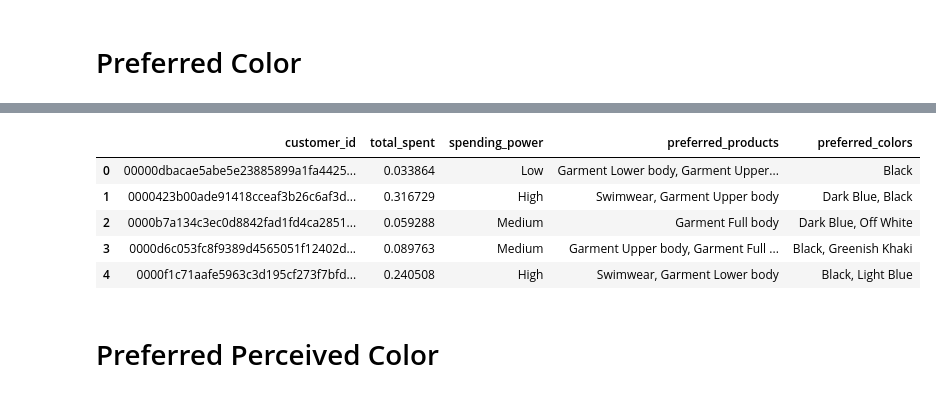
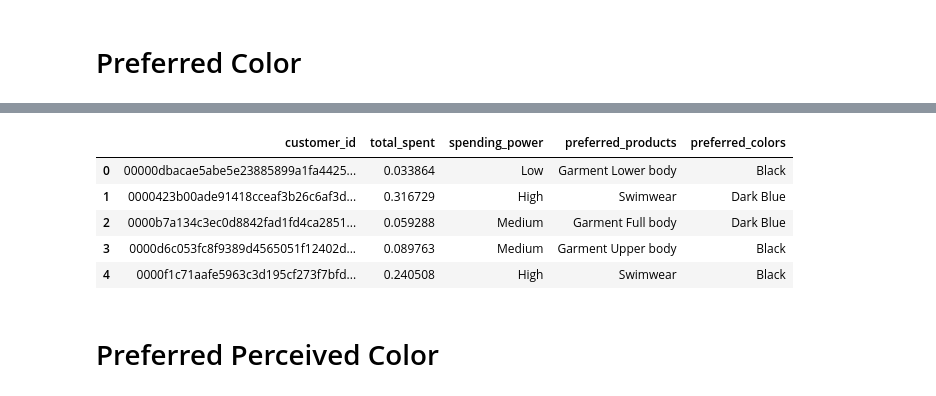
Before and after one commit to aldensiol/FashoReco, a Jupyter notebook: feature-engineering.ipynb, the cells around one changed output, grey strips where cells are left out. Cells and saved outputs as stored; diff of their text form; code cells hidden in the pictures.

```diff
--- a/feature-engineering.ipynb
+++ b/feature-engineering.ipynb
@@ -129,7 +129,7 @@ df_c_val.head()
 merged_df = pd.merge(df_t_test, df_i, on='article_id', how='left')
 grouped_df = merged_df.groupby(['customer_id', 'product_group_name']).size().reset_index(name='purchase_count')
 top_products = grouped_df.sort_values(by=['customer_id', 'purchase_count'], ascending=[True, False]) \
-    .groupby('customer_id').head(2)
+    .groupby('customer_id').head(1)
 top_products_str = top_products.groupby('customer_id')['product_group_name'].apply(lambda x: ', '.join(x)).reset_index()
 df_c_test = pd.merge(df_c_test, top_products_str, on='customer_id', how='left')
 df_c_test.rename(columns={'product_group_name': 'preferred_products'}, inplace=True)
@@ -178,19 +178,19 @@ df_c_val.head()
 # %%
 merged_df = pd.merge(df_t_test, df_i, on='article_id', how='left')
 grouped_df = merged_df.groupby(['customer_id', 'colour_group_name']).size().reset_index(name='color_purchase_count')
 top_products = grouped_df.sort_values(by=['customer_id', 'color_purchase_count'], ascending=[True, False]) \
-    .groupby('customer_id').head(2)
+    .groupby('customer_id').head(1)
 top_products_str = top_products.groupby('customer_id')['colour_group_name'].apply(lambda x: ', '.join(x)).reset_index()
 df_c_test = pd.merge(df_c_test, top_products_str, on='customer_id', how='left')
 df_c_test.rename(columns={'colour_group_name': 'preferred_colors'}, inplace=True)
 df_c_test.head()
 # %% [output]
 |  | customer_id | total_spent | spending_power | preferred_products | preferred_colors |
-| 0 | 00000dbacae5abe5e23885899a1fa4425... | 0.033864 | Low | Garment Lower body, Garment Upper... | Black |
-| 1 | 0000423b00ade91418cceaf3b26c6af3d... | 0.316729 | High | Swimwear, Garment Upper body | Dark Blue, Black |
-| 2 | 0000b7a134c3ec0d8842fad1fd4ca2851... | 0.059288 | Medium | Garment Full body | Dark Blue, Off White |
-| 3 | 0000d6c053fc8f9389d4565051f12402d... | 0.089763 | Medium | Garment Upper body, Garment Full ... | Black, Greenish Khaki |
-| 4 | 0000f1c71aafe5963c3d195cf273f7bfd... | 0.240508 | High | Swimwear, Garment Lower body | Black, Light Blue |
+| 0 | 00000dbacae5abe5e23885899a1fa4425... | 0.033864 | Low | Garment Lower body | Black |
+| 1 | 0000423b00ade91418cceaf3b26c6af3d... | 0.316729 | High | Swimwear | Dark Blue |
+| 2 | 0000b7a134c3ec0d8842fad1fd4ca2851... | 0.059288 | Medium | Garment Full body | Dark Blue |
+| 3 | 0000d6c053fc8f9389d4565051f12402d... | 0.089763 | Medium | Garment Upper body | Black |
+| 4 | 0000f1c71aafe5963c3d195cf273f7bfd... | 0.240508 | High | Swimwear | Black |
 # %% [markdown]
 # Preferred Perceived Color
 # %%
```
Also changed, not shown: parts of 8 cells of this notebook, 1 other file.
